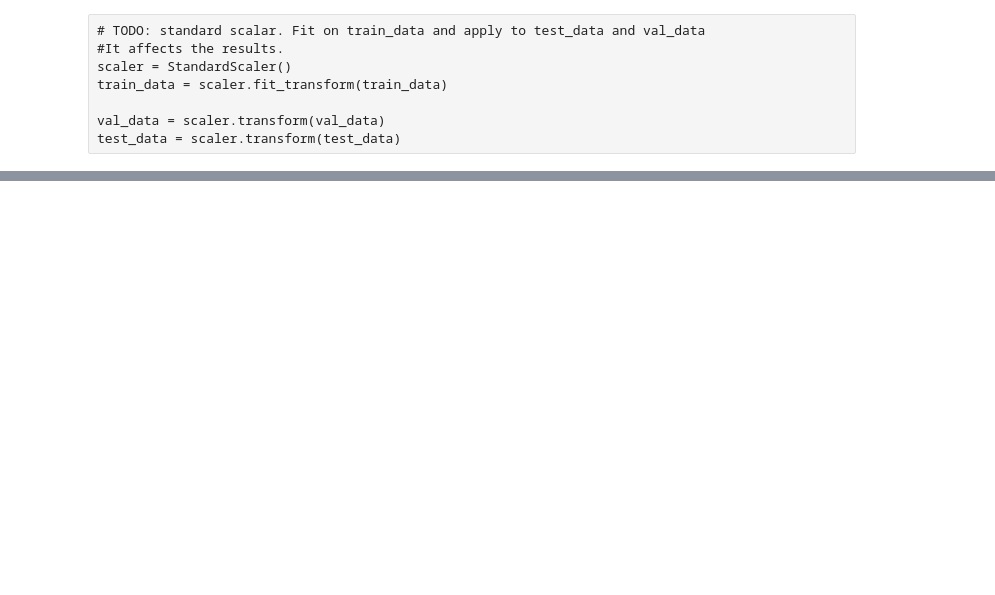
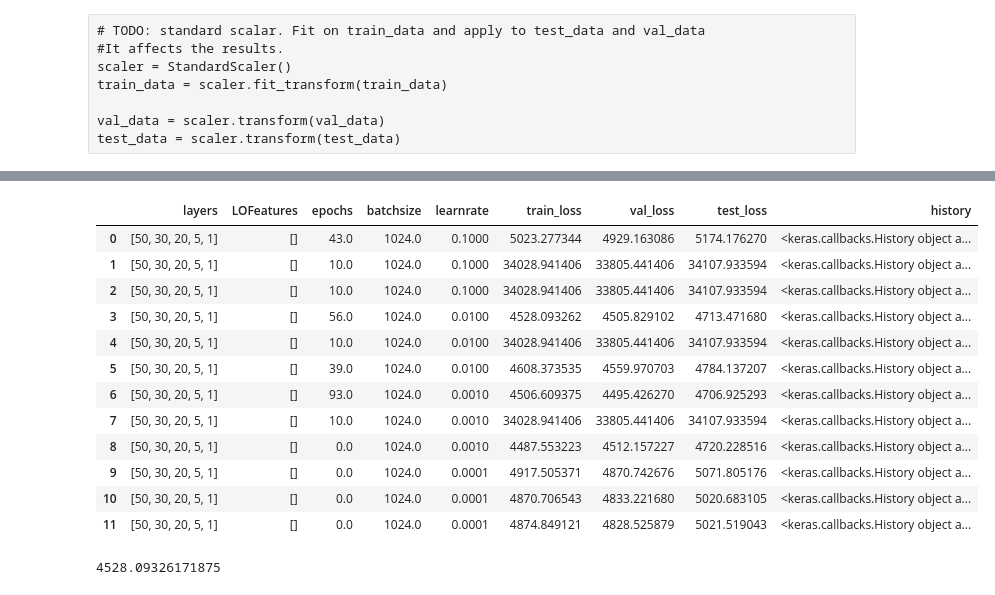
Before and after one commit to lbenato/MDS_regression, a Jupyter notebook: train_model_tobias.ipynb, the cells around one changed output, grey strips where cells are left out. Drawn from its saved outputs; the diff is of its cells as text; code cells hidden in the pictures; blank space fills up the shorter version.

Commit message:
created testing env for different parameters

```diff
--- a/train_model_tobias.ipynb
+++ b/train_model_tobias.ipynb
@@ -237,0 +207,3 @@ Epoch 57: early stopping
+# %%
+testing_df = pd.DataFrame({'layers': [], 'LOFeatures': [],'epochs': [],'batchsize': [], 'learnrate': [], 'train_loss': [], 'val_loss': [], 'test_loss': [], 'history': []})
+print(testing_df)
@@ -286,0 +318,16 @@ obj.plotHist(test_predictions,test_labels, bins = 50, interval=[0,1000] ,logy=Tr
+# %%
+testing_df
+# %% [output]
+|  | layers | LOFeatures | epochs | batchsize | learnrate | train_loss | val_loss | test_loss | history |
+| 0 | [50, 30, 20, 5, 1] | [] | 43.0 | 1024.0 | 0.1000 | 5023.277344 | 4929.163086 | 5174.176270 | <keras.callbacks.History object a... |
+| 1 | [50, 30, 20, 5, 1] | [] | 10.0 | 1024.0 | 0.1000 | 34028.941406 | 33805.441406 | 34107.933594 | <keras.callbacks.History object a... |
+| 2 | [50, 30, 20, 5, 1] | [] | 10.0 | 1024.0 | 0.1000 | 34028.941406 | 33805.441406 | 34107.933594 | <keras.callbacks.History object a... |
+| 3 | [50, 30, 20, 5, 1] | [] | 56.0 | 1024.0 | 0.0100 | 4528.093262 | 4505.829102 | 4713.471680 | <keras.callbacks.History object a... |
+| 4 | [50, 30, 20, 5, 1] | [] | 10.0 | 1024.0 | 0.0100 | 34028.941406 | 33805.441406 | 34107.933594 | <keras.callbacks.History object a... |
+| 5 | [50, 30, 20, 5, 1] | [] | 39.0 | 1024.0 | 0.0100 | 4608.373535 | 4559.970703 | 4784.137207 | <keras.callbacks.History object a... |
+| 6 | [50, 30, 20, 5, 1] | [] | 93.0 | 1024.0 | 0.0010 | 4506.609375 | 4495.426270 | 4706.925293 | <keras.callbacks.History object a... |
+| 7 | [50, 30, 20, 5, 1] | [] | 10.0 | 1024.0 | 0.0010 | 34028.941406 | 33805.441406 | 34107.933594 | <keras.callbacks.History object a... |
+| 8 | [50, 30, 20, 5, 1] | [] | 0.0 | 1024.0 | 0.0010 | 4487.553223 | 4512.157227 | 4720.228516 | <keras.callbacks.History object a... |
+| 9 | [50, 30, 20, 5, 1] | [] | 0.0 | 1024.0 | 0.0001 | 4917.505371 | 4870.742676 | 5071.805176 | <keras.callbacks.History object a... |
+| 10 | [50, 30, 20, 5, 1] | [] | 0.0 | 1024.0 | 0.0001 | 4870.706543 | 4833.221680 | 5020.683105 | <keras.callbacks.History object a... |
+| 11 | [50, 30, 20, 5, 1] | [] | 0.0 | 1024.0 | 0.0001 | 4874.849121 | 4828.525879 | 5021.519043 | <keras.callbacks.History object a... |
@@ -286,0 +336,4 @@ obj.plotHist(test_predictions,test_labels, bins = 50, interval=[0,1000] ,logy=Tr
+# %%
+print(dftest.array[0])
+# %% [output]
+4528.09326171875
```
Also changed, not shown: parts of 18 cells of this notebook, 1 other file.
